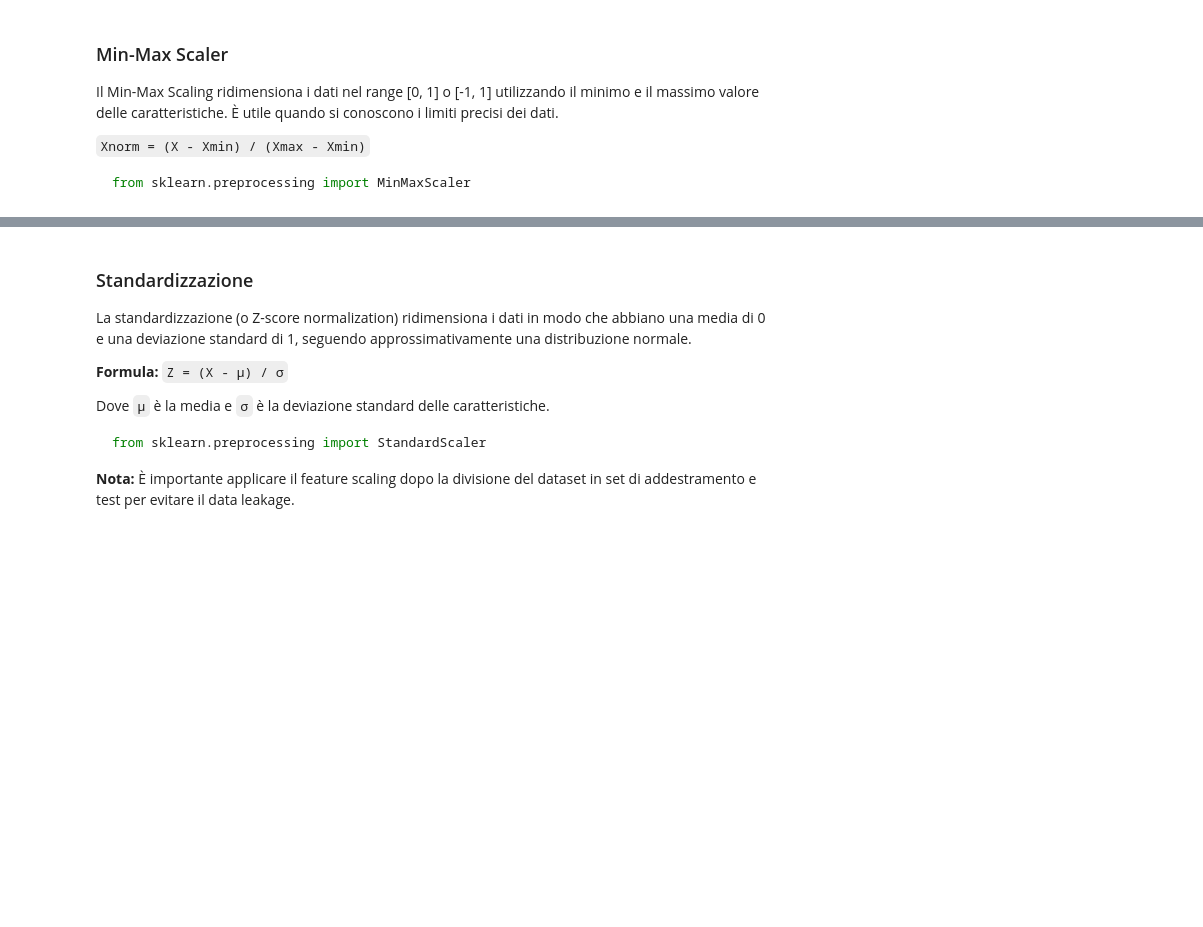
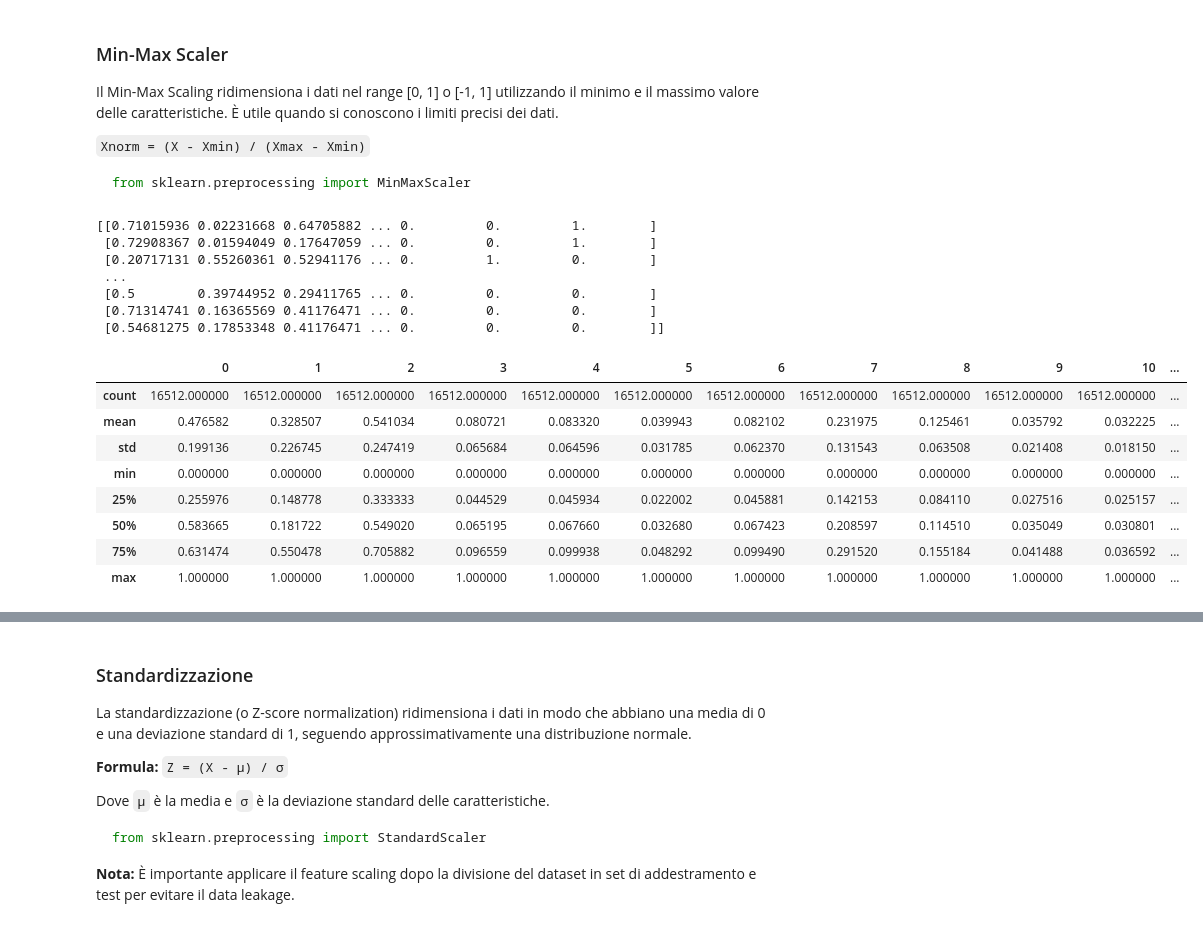
Before and after one commit to Svved/ITS_FirstProject, a Jupyter notebook: Esercizi/CaliforniaHousing.ipynb, the cells around one changed output, grey strips where cells are left out. Cells and saved outputs as stored; diff of their text form; code cells hidden in the pictures; blank space fills up the shorter version.

```diff
--- a/Esercizi/CaliforniaHousing.ipynb
+++ b/Esercizi/CaliforniaHousing.ipynb
@@ -797,0 +800,26 @@ from sklearn.preprocessing import MinMaxScaler
+# %%
+min_max_scaler = MinMaxScaler()
+
+x_train_scaled = min_max_scaler.fit_transform(x_train)
+y_train_scaled = min_max_scaler.fit_transform(y_train)
+
+print(x_train_scaled)
+
+pd.DataFrame(x_train_scaled).describe()
+# %% [output]
+[[0.71015936 0.02231668 0.64705882 ... 0.         0.         1.        ]
+ [0.72908367 0.01594049 0.17647059 ... 0.         0.         1.        ]
+ [0.20717131 0.55260361 0.52941176 ... 0.         1.         0.        ]
+ ...
+ [0.5        0.39744952 0.29411765 ... 0.         0.         0.        ]
+ [0.71314741 0.16365569 0.41176471 ... 0.         0.         0.        ]
+ [0.54681275 0.17853348 0.41176471 ... 0.         0.         0.        ]]
+|  | 0 | 1 | 2 | 3 | 4 | 5 | 6 | 7 | 8 | 9 | 10 | ... |
+| count | 16512.000000 | 16512.000000 | 16512.000000 | 16512.000000 | 16512.000000 | 16512.000000 | 16512.000000 | 16512.000000 | 16512.000000 | 16512.000000 | 16512.000000 | ... |
+| mean | 0.476582 | 0.328507 | 0.541034 | 0.080721 | 0.083320 | 0.039943 | 0.082102 | 0.231975 | 0.125461 | 0.035792 | 0.032225 | ... |
+| std | 0.199136 | 0.226745 | 0.247419 | 0.065684 | 0.064596 | 0.031785 | 0.062370 | 0.131543 | 0.063508 | 0.021408 | 0.018150 | ... |
+| min | 0.000000 | 0.000000 | 0.000000 | 0.000000 | 0.000000 | 0.000000 | 0.000000 | 0.000000 | 0.000000 | 0.000000 | 0.000000 | ... |
+| 25% | 0.255976 | 0.148778 | 0.333333 | 0.044529 | 0.045934 | 0.022002 | 0.045881 | 0.142153 | 0.084110 | 0.027516 | 0.025157 | ... |
+| 50% | 0.583665 | 0.181722 | 0.549020 | 0.065195 | 0.067660 | 0.032680 | 0.067423 | 0.208597 | 0.114510 | 0.035049 | 0.030801 | ... |
+| 75% | 0.631474 | 0.550478 | 0.705882 | 0.096559 | 0.099938 | 0.048292 | 0.099490 | 0.291520 | 0.155184 | 0.041488 | 0.036592 | ... |
+| max | 1.000000 | 1.000000 | 1.000000 | 1.000000 | 1.000000 | 1.000000 | 1.000000 | 1.000000 | 1.000000 | 1.000000 | 1.000000 | ... |
```
Also changed, not shown: parts of 6 cells of this notebook.
